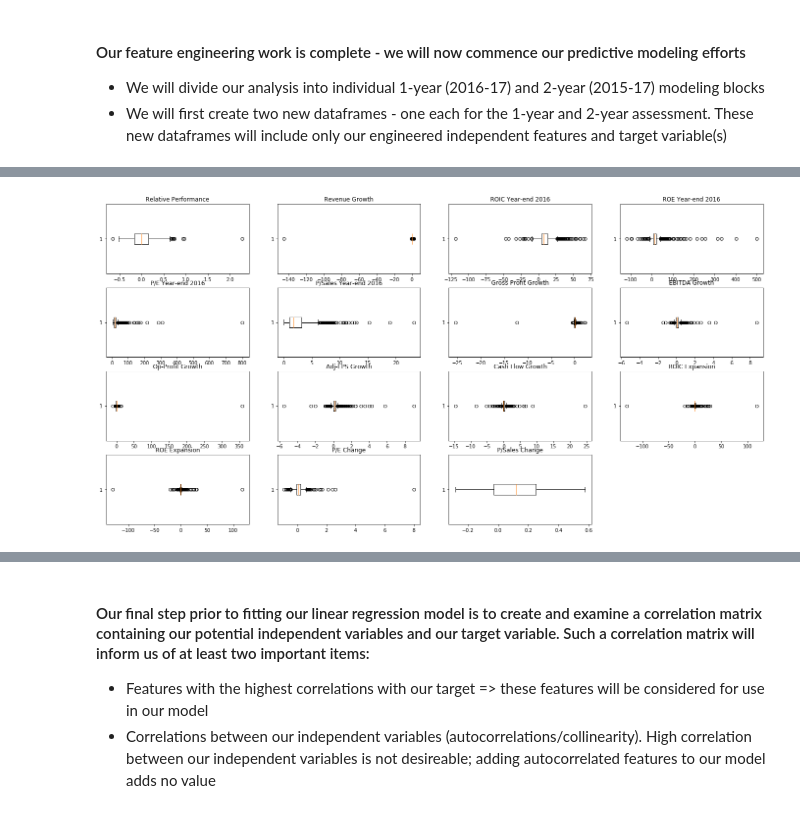
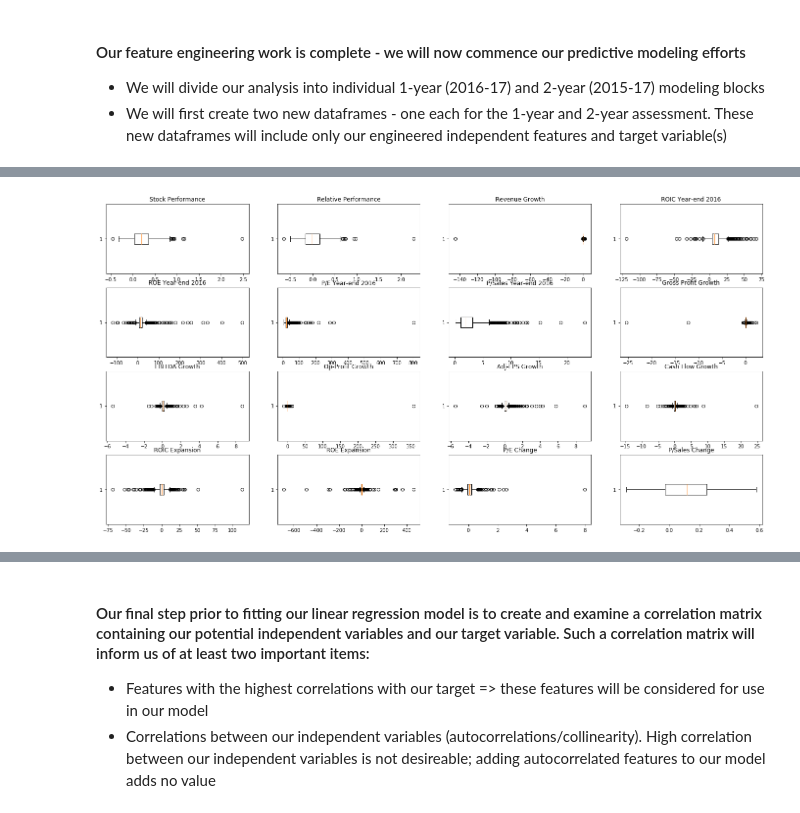
Before and after one commit to Jeffrut123/Jeffrut123-DAT-NYC-6.13_Projects, a Jupyter notebook: Jeffrut123_DS_Final_Project.ipynb, the cells around one changed output, grey strips where cells are left out. Cells and saved outputs as stored; diff of their text form; code cells hidden in the pictures.

```diff
--- a/Jeffrut123_DS_Final_Project.ipynb
+++ b/Jeffrut123_DS_Final_Project.ipynb
@@ -137,14 +140,18 @@ Stocks2['GMX_1617'] = Stocks2.GM_17 - Stocks2.GM_16
 Stocks2['GMX_1517'] = Stocks2.GM_17 - Stocks2.GM_15
 Stocks2['OMX_1617'] = Stocks2.OPM_17 - Stocks2.OPM_16
 Stocks2['OMX_1517'] = Stocks2.OPM_17 - Stocks2.OPM_15
-Stocks2['ROIX_1617'] = Stocks2.ROIC_17 / Stocks2.ROIC_16 - 1
-Stocks2['ROIX_1517'] = Stocks2.ROIC_17 / Stocks2.ROIC_15 - 1
-Stocks2['ROEX_1617'] = Stocks2.ROE_17 / Stocks2.ROE_16 - 1
-Stocks2['ROEX_1517'] = Stocks2.ROE_17 / Stocks2.ROE_15 - 1
+Stocks2['ROIX_1516'] = Stocks2.ROIC_16 - Stocks2.ROIC_15
+Stocks2['ROIX_1617'] = Stocks2.ROIC_17 - Stocks2.ROIC_16
+Stocks2['ROIX_1517'] = Stocks2.ROIC_17 - Stocks2.ROIC_15
+Stocks2['ROEX_1516'] = Stocks2.ROE_16 - Stocks2.ROE_15
+Stocks2['ROEX_1617'] = Stocks2.ROE_17 - Stocks2.ROE_16
+Stocks2['ROEX_1517'] = Stocks2.ROE_17 - Stocks2.ROE_15
 # %%
 # Generate valuation expansion features for both the 1- and 2-year periods
+Stocks2['PEX_1516'] = Stocks2.PE_16 / Stocks2.PE_15 - 1
 Stocks2['PEX_1617'] = Stocks2.PE_17 / Stocks2.PE_16 - 1
 Stocks2['PEX_1517'] = Stocks2.PE_17 / Stocks2.PE_15 - 1
+Stocks2['PSX_1516'] = Stocks2.PS_16 / Stocks2.PS_15 - 1
 Stocks2['PSX_1617'] = Stocks2.PS_17 / Stocks2.PS_16 - 1
 Stocks2['PSX_1517'] = Stocks2.PS_17 / Stocks2.PS_15 - 1
 # %%
@@ -166,7 +173,7 @@ Stocks2.head()
 # %%
-Stocks3 = Stocks2[['TKR', 'Company', 'Sector', 'Industry', 'Rel_Perf_1617', 'ROIC_16', 'ROE_16', 'PE_16', 'PS_16',
-                   'Rev_1617', 'GP_1617', 'EBITDA_1617', 'OP_1617', 'aEPS_1617', 'CFO_1617', 'ROIX_1617', 'ROEX_1617',
-                   'PEX_1617', 'PSX_1617']]
+Stocks3 = Stocks2[['TKR', 'Company', 'Sector', 'Industry', 'Px_1516', 'Px_1617', 'Rel_Perf_1617', 'ROIC_16', 'ROE_16',
+                   'PE_16', 'PS_16', 'Rev_1617', 'GP_1617', 'EBITDA_1617', 'OP_1617', 'aEPS_1617', 'CFO_1617', 'ROIX_1516',
+                   'ROIX_1617', 'ROEX_1516', 'ROEX_1617', 'PEX_1516', 'PEX_1617', 'PSX_1516', 'PSX_1617']]
 # %%
 Stocks3.head()
 # %% [output]
@@ -251,37 +262,39 @@ Stocks_clean = Stocks_1617[np.abs(Stocks_1617.PSX_1617-Stocks_1617.PSX_1617.mean
 # %%
 fig = plt.figure(figsize=(24,12))
 ax1 = fig.add_subplot(4,4,1)
 ax2 = fig.add_subplot(4,4,2)
 ax3 = fig.add_subplot(4,4,3)
 ax4 = fig.add_subplot(4,4,4)
 ax5 = fig.add_subplot(4,4,5)
 ax6 = fig.add_subplot(4,4,6)
 ax7 = fig.add_subplot(4,4,7)
 ax8 = fig.add_subplot(4,4,8)
 ax9 = fig.add_subplot(4,4,9)
 ax10 = fig.add_subplot(4,4,10)
 ax11 = fig.add_subplot(4,4,11)
 ax12 = fig.add_subplot(4,4,12)
 ax13 = fig.add_subplot(4,4,13)
 ax14 = fig.add_subplot(4,4,14)
 ax15 = fig.add_subplot(4,4,15)
-ax1.boxplot(Stocks_clean.Rel_Perf_1617, vert=False), ax1.set_title('Relative Performance')
-ax2.boxplot(Stocks_clean.Rev_1617, vert=False), ax2.set_title('Revenue Growth')
-ax3.boxplot(Stocks_clean.ROIC_16, vert=False), ax3.set_title('ROIC Year-end 2016')
-ax4.boxplot(Stocks_clean.ROE_16, vert=False), ax4.set_title('ROE Year-end 2016')
-ax5.boxplot(Stocks_clean.PE_16, vert=False), ax5.set_title('P/E Year-end 2016')
-ax6.boxplot(Stocks_clean.PS_16, vert=False), ax6.set_title('P/Sales Year-end 2016')
-ax7.boxplot(Stocks_clean.GP_1617, vert=False), ax7.set_title('Gross Profit Growth')
-ax8.boxplot(Stocks_clean.EBITDA_1617, vert=False), ax8.set_title('EBITDA Growth')
-ax9.boxplot(Stocks_clean.OP_1617, vert=False), ax9.set_title('Op-Profit Growth')
-ax10.boxplot(Stocks_clean.aEPS_1617, vert=False), ax10.set_title('Adj-EPS Growth')
-ax11.boxplot(Stocks_clean.CFO_1617, vert=False), ax11.set_title('Cash Flow Growth')
-ax12.boxplot(Stocks_clean.ROIX_1617, vert=False), ax12.set_title('ROIC Expansion')
-ax13.boxplot(Stocks_clean.ROEX_1617, vert=False), ax13.set_title('ROE Expansion')
-ax14.boxplot(Stocks_clean.PEX_1617, vert=False), ax14.set_title('P/E Change')
-ax15.boxplot(Stocks_clean.PSX_1617, vert=False), ax15.set_title('P/Sales Change');
+ax16 = fig.add_subplot(4,4,16)
+ax1.boxplot(Stocks_clean.Px_1617, vert=False), ax1.set_title('Stock Performance')
+ax2.boxplot(Stocks_clean.Rel_Perf_1617, vert=False), ax2.set_title('Relative Performance')
+ax3.boxplot(Stocks_clean.Rev_1617, vert=False), ax3.set_title('Revenue Growth')
+ax4.boxplot(Stocks_clean.ROIC_16, vert=False), ax4.set_title('ROIC Year-end 2016')
+ax5.boxplot(Stocks_clean.ROE_16, vert=False), ax5.set_title('ROE Year-end 2016')
+ax6.boxplot(Stocks_clean.PE_16, vert=False), ax6.set_title('P/E Year-end 2016')
+ax7.boxplot(Stocks_clean.PS_16, vert=False), ax7.set_title('P/Sales Year-end 2016')
+ax8.boxplot(Stocks_clean.GP_1617, vert=False), ax8.set_title('Gross Profit Growth')
+ax9.boxplot(Stocks_clean.EBITDA_1617, vert=False), ax9.set_title('EBITDA Growth')
+ax10.boxplot(Stocks_clean.OP_1617, vert=False), ax10.set_title('Op-Profit Growth')
+ax11.boxplot(Stocks_clean.aEPS_1617, vert=False), ax11.set_title('Adj-EPS Growth')
+ax12.boxplot(Stocks_clean.CFO_1617, vert=False), ax12.set_title('Cash Flow Growth')
+ax13.boxplot(Stocks_clean.ROIX_1617, vert=False), ax13.set_title('ROIC Expansion')
+ax14.boxplot(Stocks_clean.ROEX_1617, vert=False), ax14.set_title('ROE Expansion')
+ax15.boxplot(Stocks_clean.PEX_1617, vert=False), ax15.set_title('P/E Change')
+ax16.boxplot(Stocks_clean.PSX_1617, vert=False), ax16.set_title('P/Sales Change');
 # %% [output]
-[figure, old version]
+[figure, new version]
 # %%
 #Stocks_clean.hist(column='Rel_Perf_1617', bins=100)
 fig = plt.figure(figsize=(24,12))
```
Also changed, not shown: parts of 34 cells of this notebook.
